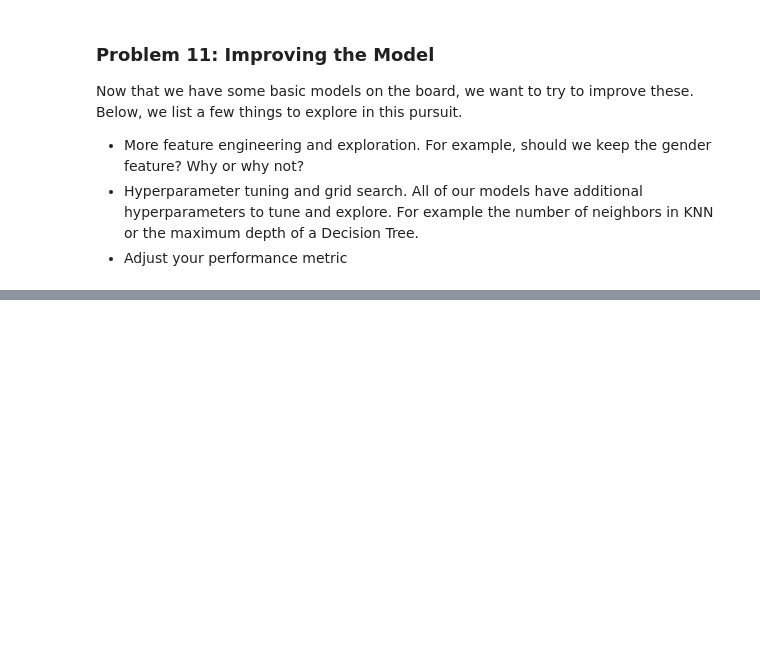
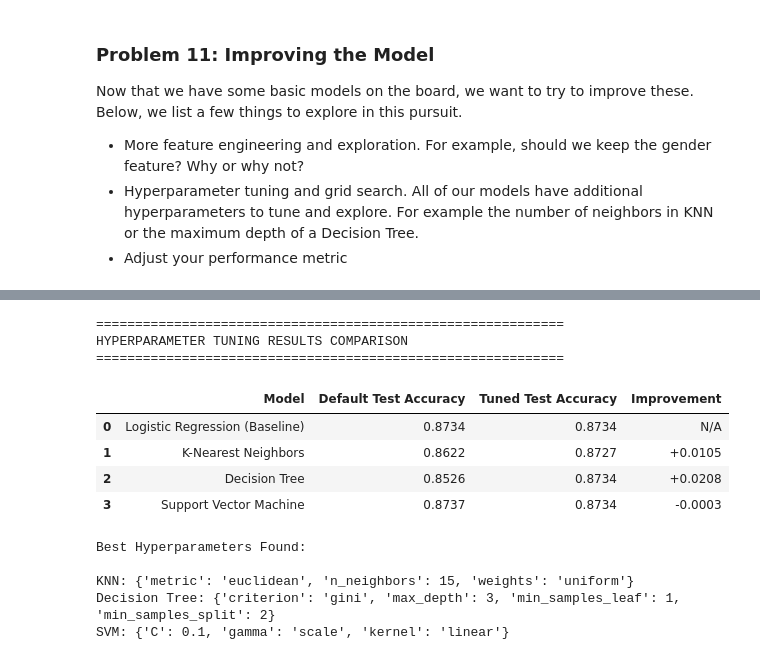
Before and after one commit to rbhat/module17_starter, a Jupyter notebook: prompt_III.ipynb, the cells around one changed output, grey strips where cells are left out. Drawn from its saved outputs; the diff is of its cells as text; code cells hidden in the pictures; blank space fills up the shorter version.

```diff
--- a/prompt_III.ipynb
+++ b/prompt_III.ipynb
@@ -611,0 +782,41 @@ Now that we have some basic models on the board, we want to try to improve these
+# %%
+# Compare results before and after GridSearchCV
+print("\n" + "="*60)
+print("HYPERPARAMETER TUNING RESULTS COMPARISON")
+print("="*60)
+
+comparison_data = {
+    'Model': ['Logistic Regression (Baseline)', 'K-Nearest Neighbors', 'Decision Tree', 'Support Vector Machine'],
+    'Default Test Accuracy': [test_accuracy, knn_test_accuracy, dt_test_accuracy, svm_test_accuracy],
+    'Tuned Test Accuracy': [test_accuracy, knn_best_test_score, dt_best_test_score, svm_best_test_score],
+    'Improvement': [0,
+                    knn_best_test_score - knn_test_accuracy,
+                    dt_best_test_score - dt_test_accuracy,
+                    svm_best_test_score - svm_test_accuracy]
+}
+
+comparison_df = pd.DataFrame(comparison_data)
+comparison_df['Default Test Accuracy'] = comparison_df['Default Test Accuracy'].apply(lambda x: f"{x:.4f}")
+comparison_df['Tuned Test Accuracy'] = comparison_df['Tuned Test Accuracy'].apply(lambda x: f"{x:.4f}")
+comparison_df['Improvement'] = comparison_df['Improvement'].apply(lambda x: f"{x:+.4f}" if x != 0 else "N/A")
+
+display(comparison_df)
+
+print("\nBest Hyperparameters Found:")
+print(f"\nKNN: {knn_grid.best_params_}")
+print(f"Decision Tree: {dt_grid.best_params_}")
+print(f"SVM: {svm_grid.best_params_}")
+# %% [output]
+============================================================
+HYPERPARAMETER TUNING RESULTS COMPARISON
+============================================================
+|  | Model | Default Test Accuracy | Tuned Test Accuracy | Improvement |
+| 0 | Logistic Regression (Baseline) | 0.8734 | 0.8734 | N/A |
+| 1 | K-Nearest Neighbors | 0.8622 | 0.8727 | +0.0105 |
+| 2 | Decision Tree | 0.8526 | 0.8734 | +0.0208 |
+| 3 | Support Vector Machine | 0.8737 | 0.8734 | -0.0003 |
+Best Hyperparameters Found:
+
+KNN: {'metric': 'euclidean', 'n_neighbors': 15, 'weights': 'uniform'}
+Decision Tree: {'criterion': 'gini', 'max_depth': 3, 'min_samples_leaf': 1, 'min_samples_split': 2}
+SVM: {'C': 0.1, 'gamma': 'scale', 'kernel': 'linear'}
```
Also changed, not shown: parts of 20 cells of this notebook, 1 other file.
